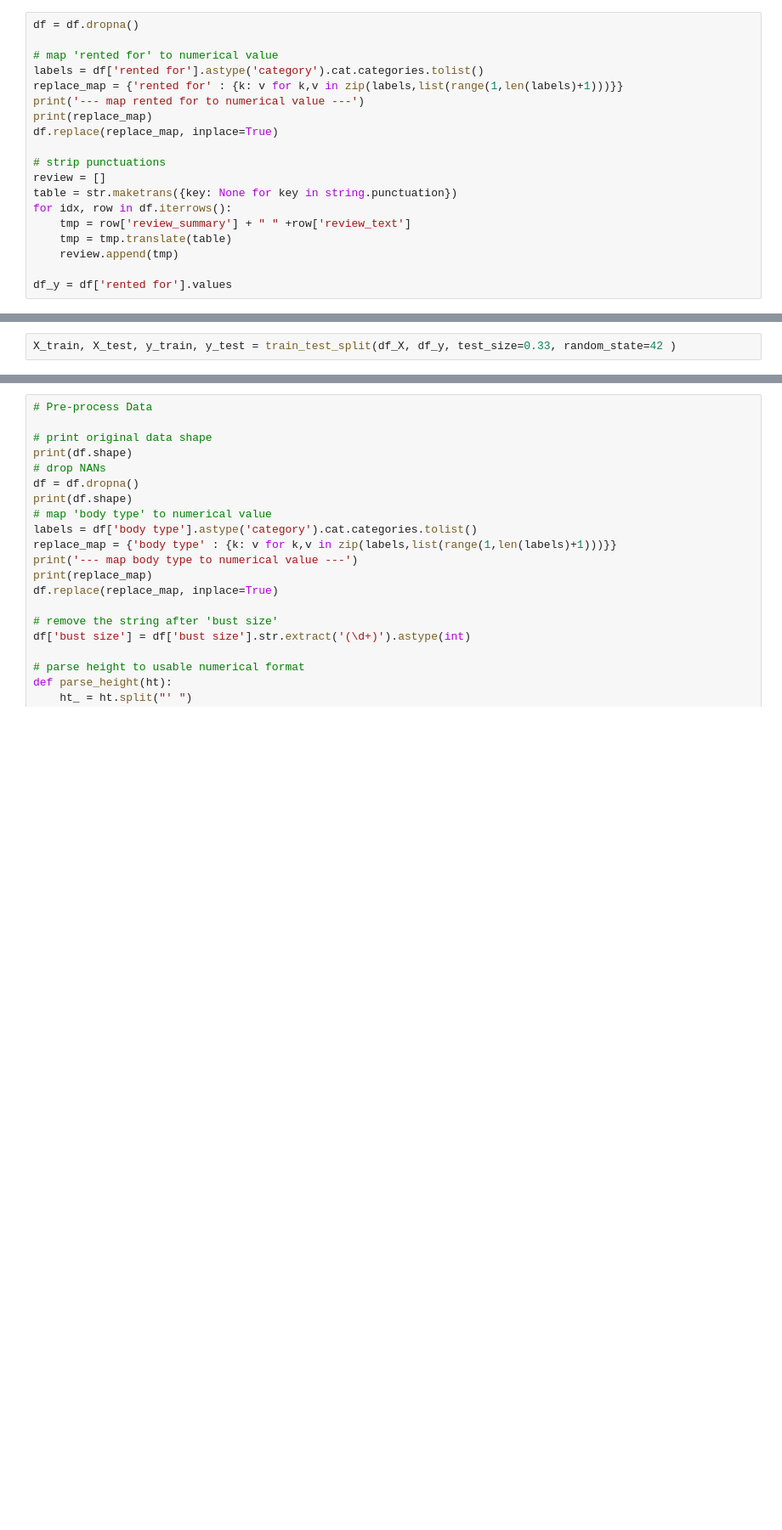
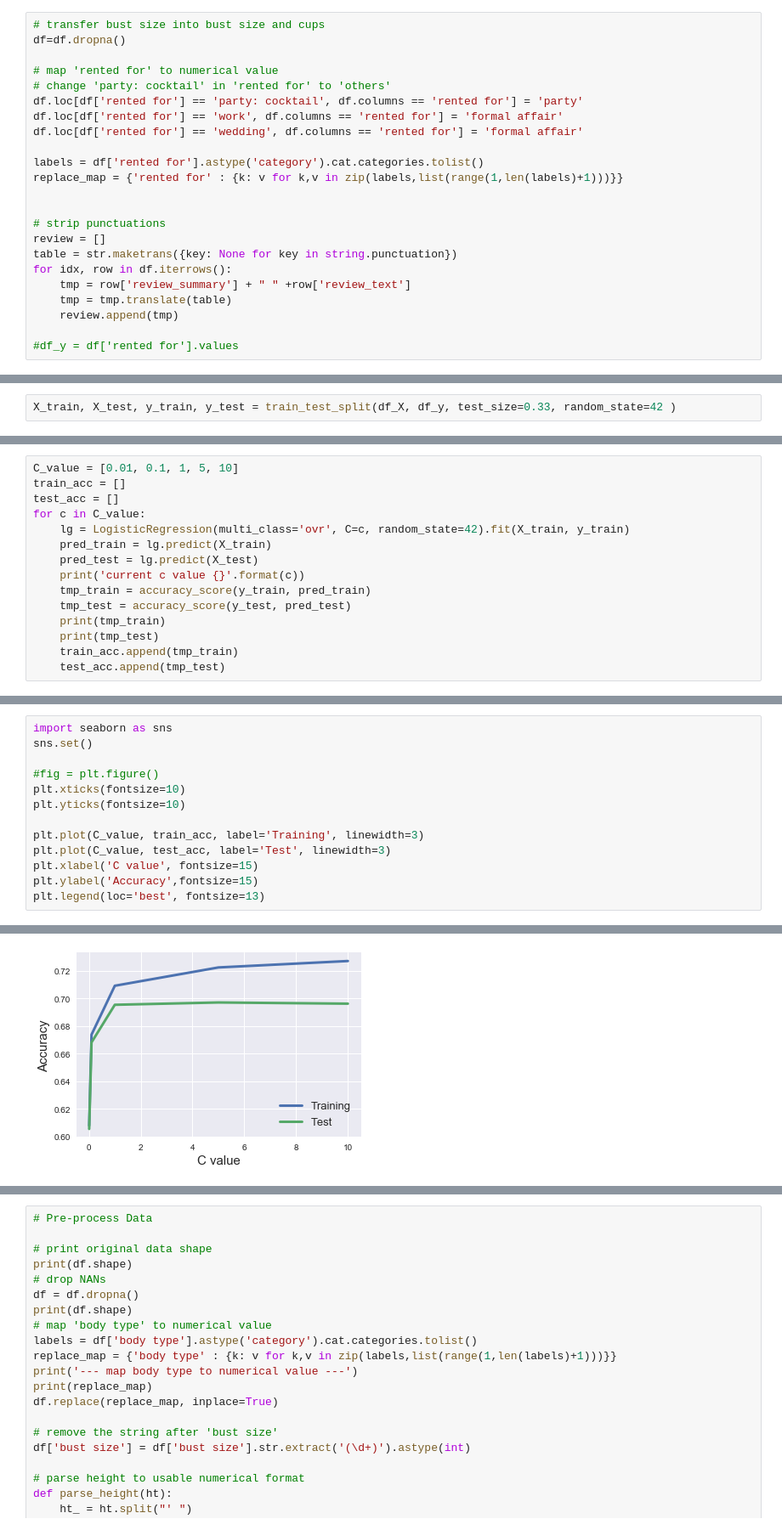
Before and after one commit to MeiyiHe/JAMS, a Jupyter notebook: Lexi_Category_Prediction.ipynb, the cells around one changed output, grey strips where cells are left out. Shown at 85% size. Drawn from its saved outputs; the diff is of its cells as text; blank space fills up the shorter version.

```diff
--- a/Lexi_Category_Prediction.ipynb
+++ b/Lexi_Category_Prediction.ipynb
@@ -305,14 +322,18 @@ df.head()
 | 3 | 34.0 | pear | 34c | dress | fit | 5' 5" | 126335 | 8.0 | formal affair | February 12, 2014 | ... |
 | 4 | 27.0 | athletic | 34b | gown | fit | 5' 9" | 616682 | 10.0 | wedding | September 26, 2016 | ... |
 # %%
-df = df.dropna()
+# transfer bust size into bust size and cups
+df=df.dropna()
 
 # map 'rented for' to numerical value
+# change 'party: cocktail' in 'rented for' to 'others'
+df.loc[df['rented for'] == 'party: cocktail', df.columns == 'rented for'] = 'party'
+df.loc[df['rented for'] == 'work', df.columns == 'rented for'] = 'formal affair'
+df.loc[df['rented for'] == 'wedding', df.columns == 'rented for'] = 'formal affair'
+
 labels = df['rented for'].astype('category').cat.categories.tolist()
 replace_map = {'rented for' : {k: v for k,v in zip(labels,list(range(1,len(labels)+1)))}}
-print('--- map rented for to numerical value ---')
-print(replace_map)
-df.replace(replace_map, inplace=True)
+
 
 # strip punctuations
 review = []
@@ -322,4 +343,4 @@ for idx, row in df.iterrows():
     tmp = tmp.translate(table)
     review.append(tmp)
 
-df_y = df['rented for'].values
+#df_y = df['rented for'].values
@@ -419,0 +444,15 @@ print(accuracy_score(y_test, pred_test))
+# %%
+C_value = [0.01, 0.1, 1, 5, 10]
+train_acc = []
+test_acc = []
+for c in C_value:
+    lg = LogisticRegression(multi_class='ovr', C=c, random_state=42).fit(X_train, y_train)
+    pred_train = lg.predict(X_train)
+    pred_test = lg.predict(X_test)
+    print('current c value {}'.format(c))
+    tmp_train = accuracy_score(y_train, pred_train)
+    tmp_test = accuracy_score(y_test, pred_test)
+    print(tmp_train)
+    print(tmp_test)
+    train_acc.append(tmp_train)
+    test_acc.append(tmp_test)
@@ -419,0 +475,14 @@ print(accuracy_score(y_test, pred_test))
+# %%
+import seaborn as sns
+sns.set()
+
+#fig = plt.figure()
+plt.xticks(fontsize=10)
+plt.yticks(fontsize=10)
+
+plt.plot(C_value, train_acc, label='Training', linewidth=3)
+plt.plot(C_value, test_acc, label='Test', linewidth=3)
+plt.xlabel('C value', fontsize=15)
+plt.ylabel('Accuracy',fontsize=15)
+plt.legend(loc='best', fontsize=13)
+# %% [output]
@@ -419,0 +490 @@ print(accuracy_score(y_test, pred_test))
+[figure, added]
```
Also changed, not shown: parts of 14 cells of this notebook, 1 other file.
